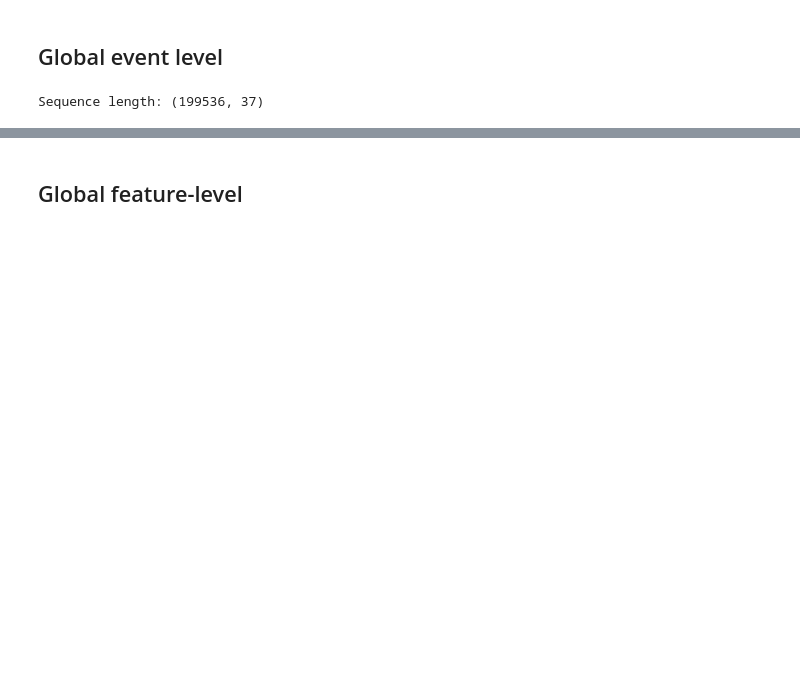
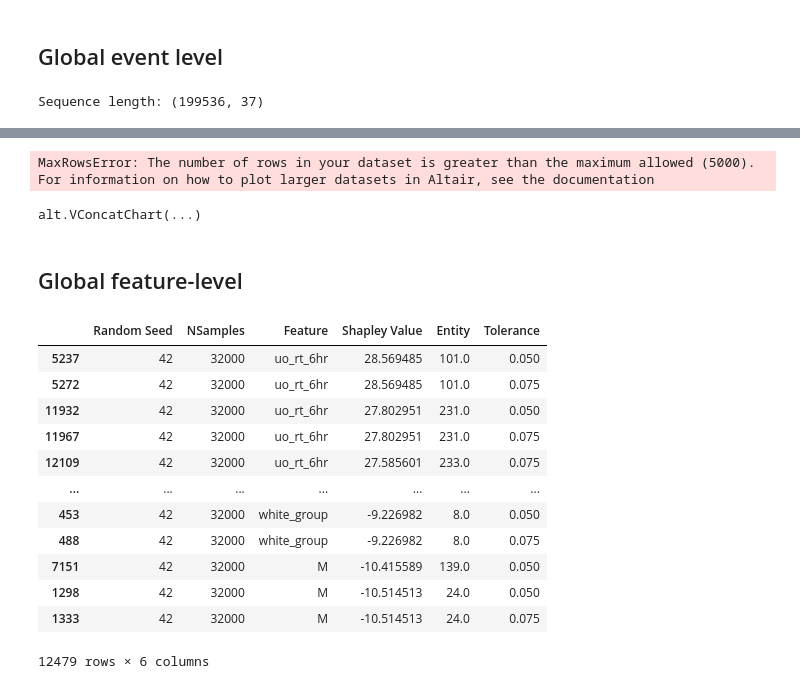
Before and after one commit to charicf/DoctorDisease2.0_AKI, a Jupyter notebook: ml_model/Explainability.ipynb, the cells around one changed output, grey strips where cells are left out. Drawn from its saved outputs; the diff is of its cells as text; code cells hidden in the pictures; blank space fills up the shorter version.

```diff
--- a/ml_model/Explainability.ipynb
+++ b/ml_model/Explainability.ipynb
@@ -882,5 +947,33 @@ AssertionError: Pruning idx must be smaller than the sequence length. If not all
+# %%
+plot_parameters = {
+    'height': 250,
+    'width': 460,
+    'axis_lims': [-1.1, 12],
+    't_limit': -50
+}
+event_global_plot = plot_global_event(event_data, plot_parameters=plot_parameters)
+event_global_plot
+# %% [output]
+MaxRowsError: The number of rows in your dataset is greater than the maximum allowed (5000). For information on how to plot larger datasets in Altair, see the documentation
+alt.VConcatChart(...)
 # %% [markdown]
 ## Global feature-level
+# %%
+feat_data.sort_values(by='Shapley Value', ascending=False)
+# %% [output]
+|  | Random Seed | NSamples | Feature | Shapley Value | Entity | Tolerance |
+| 5237 | 42 | 32000 | uo_rt_6hr | 28.569485 | 101.0 | 0.050 |
+| 5272 | 42 | 32000 | uo_rt_6hr | 28.569485 | 101.0 | 0.075 |
+| 11932 | 42 | 32000 | uo_rt_6hr | 27.802951 | 231.0 | 0.050 |
+| 11967 | 42 | 32000 | uo_rt_6hr | 27.802951 | 231.0 | 0.075 |
+| 12109 | 42 | 32000 | uo_rt_6hr | 27.585601 | 233.0 | 0.075 |
+| ... | ... | ... | ... | ... | ... | ... |
+| 453 | 42 | 32000 | white_group | -9.226982 | 8.0 | 0.050 |
+| 488 | 42 | 32000 | white_group | -9.226982 | 8.0 | 0.075 |
+| 7151 | 42 | 32000 | M | -10.415589 | 139.0 | 0.050 |
+| 1298 | 42 | 32000 | M | -10.514513 | 24.0 | 0.050 |
+| 1333 | 42 | 32000 | M | -10.514513 | 24.0 | 0.075 |
+12479 rows × 6 columns
 # %%
 feature_dict = {'path': 'outputs/feature_all.csv', 'rs': 42, 'nsamples': 32000, 'feature_names': model_features, 'plot_features': plot_features, }
 feat_data = feat_explain_all(f_hs, pos_dataset, feature_dict, prun_indexes, average_event, model_features, schema, sequence_id_feat, time_feat)
```
Also changed, not shown: parts of 23 cells of this notebook.
